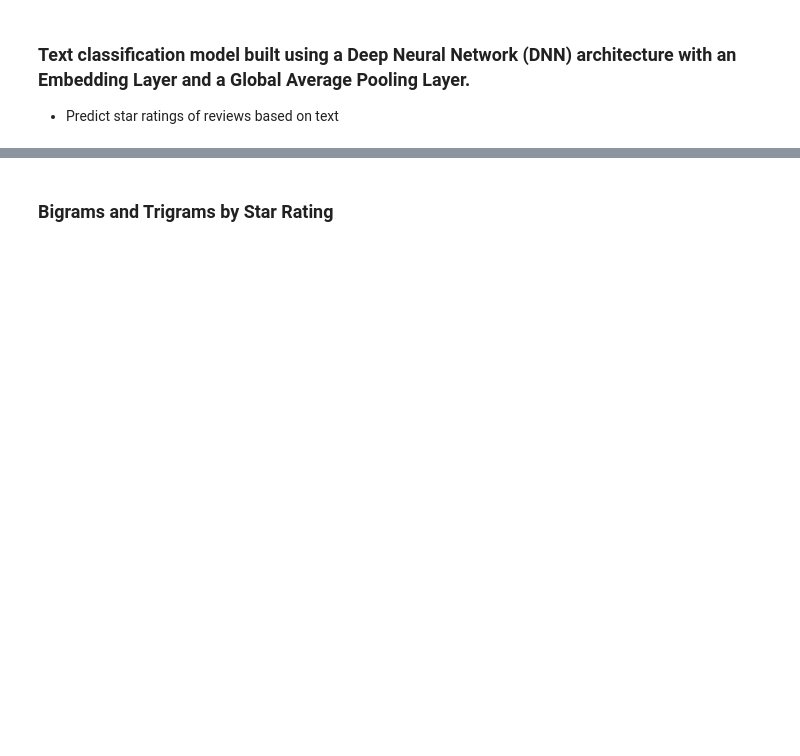
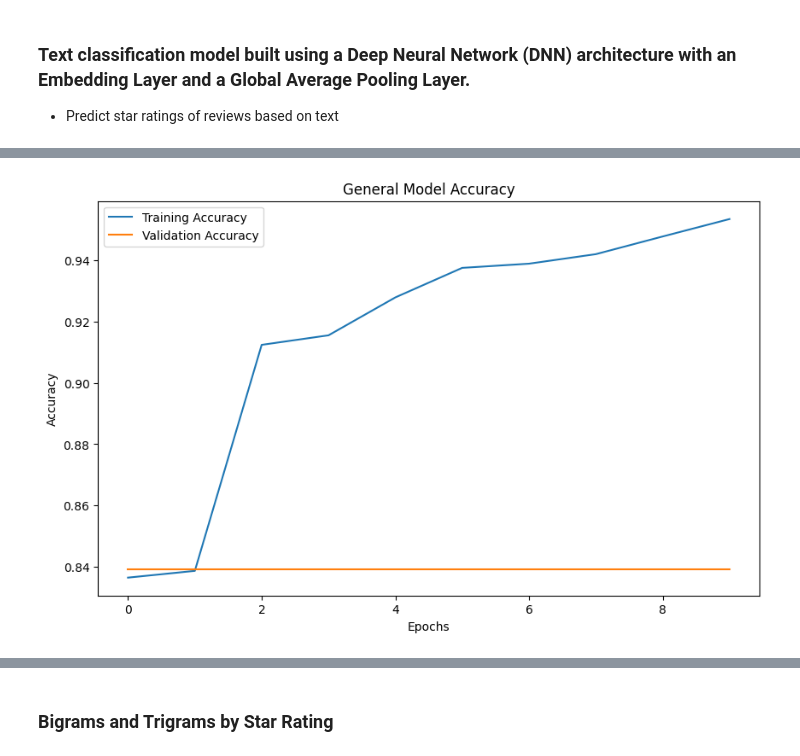
Before and after one commit to mn42899/data_scienceii, a Jupyter notebook: final_exam_prep.ipynb, the cells around one changed output, grey strips where cells are left out. Cells and saved outputs as stored; diff of their text form; code cells hidden in the pictures; blank space fills up the shorter version.

```diff
--- a/final_exam_prep.ipynb
+++ b/final_exam_prep.ipynb
@@ -46,0 +93,4 @@ df
+# %%
+# Drop duplicates based on recipe_name and text, keeping the first occurrence
+df.drop_duplicates(subset=['recipe_name', 'text'], keep='first', inplace=True)
+df
@@ -655,0 +781,92 @@ print(classification_report(y_test, y_pred, target_names=[str(i) for i in range(
+# %%
+# Copy the DataFrame for the general LSTM model
+df_general = df.copy()
+
+# Filter valid data for the general LSTM model
+df_general = df_general.dropna(subset=['comment_id', 'stars'])
+df_general = df_general[df_general['stars'].between(1, 5)]
+
+# Preprocess the text data
+texts_general = df_general['comment_id'].astype(str)
+labels_general = df_general['stars']
+
+# Split the dataset
+from sklearn.model_selection import train_test_split
+X_train, X_test, y_train, y_test = train_test_split(texts_general, labels_general, test_size=0.2, random_state=42)
+
+# Tokenization and padding
+from tensorflow.keras.preprocessing.text import Tokenizer
+from tensorflow.keras.preprocessing.sequence import pad_sequences
+tokenizer = Tokenizer(num_words=10000, oov_token='<OOV>')
+tokenizer.fit_on_texts(X_train)
+
+X_train_seq = tokenizer.texts_to_sequences(X_train)
+X_test_seq = tokenizer.texts_to_sequences(X_test)
+
+max_len = 150
+X_train_padded = pad_sequences(X_train_seq, maxlen=max_len, padding='post', truncating='post')
+X_test_padded = pad_sequences(X_test_seq, maxlen=max_len, padding='post', truncating='post')
+
+# Convert labels to 0-indexed
+y_train = y_train - 1
+y_test = y_test - 1
+
+# Build and train the model (same structure as before)
+num_classes = 5
+model_general = tf.keras.Sequential([
+    tf.keras.layers.Embedding(input_dim=10000, output_dim=64, input_length=max_len),
+    tf.keras.layers.Bidirectional(tf.keras.layers.LSTM(64, return_sequences=True)),
+    tf.keras.layers.Bidirectional(tf.keras.layers.LSTM(32)),
+    tf.keras.layers.Dense(32, activation='relu'),
+    tf.keras.layers.Dense(num_classes, activation='softmax')
+])
+
+model_general.compile(optimizer='adam',
+                      loss='sparse_categorical_crossentropy',
+                      metrics=['accuracy'])
+
+history_general = model_general.fit(
+    X_train_padded, y_train,
+    epochs=10,
+    validation_data=(X_test_padded, y_test),
+    batch_size=32
+)
+
+loss, accuracy = model_general.evaluate(X_test_padded, y_test)
+print(f"General Model Test Accuracy: {accuracy}")
+
+# Plot training and validation accuracy
+plt.figure(figsize=(10, 6))
+plt.plot(history_general.history['accuracy'], label='Training Accuracy')
+plt.plot(history_general.history['val_accuracy'], label='Validation Accuracy')
+plt.title('General Model Accuracy')
+plt.xlabel('Epochs')
+plt.ylabel('Accuracy')
+plt.legend()
+plt.show()
+
+# Plot training and validation loss
+plt.figure(figsize=(10, 6))
+plt.plot(history_general.history['loss'], label='Training Loss')
+plt.plot(history_general.history['val_loss'], label='Validation Loss')
+plt.title('General Model Loss')
+plt.xlabel('Epochs')
+plt.ylabel('Loss')
+plt.legend()
+plt.show()
+
+# Classification report
+y_pred = model_general.predict(X_test_padded)
+y_pred_classes = y_pred.argmax(axis=-1)
+print("General Model Classification Report")
+print(classification_report(y_test, y_pred_classes, target_names=[str(i) for i in range(1, 6)]))
+
+# Confusion matrix
+cm = confusion_matrix(y_test, y_pred_classes)
+plt.figure(figsize=(8, 6))
+sns.heatmap(cm, annot=True, fmt='d', cmap='Blues', xticklabels=[str(i) for i in range(1, 6)], yticklabels=[str(i) for i in range(1, 6)])
+plt.title('Confusion Matrix - General Model')
+plt.xlabel('Predicted')
+plt.ylabel('Actual')
+plt.show()
+# %% [output]
@@ -655,0 +891 @@ print(classification_report(y_test, y_pred, target_names=[str(i) for i in range(
+[figure, added]
```
Also changed, not shown: parts of 24 cells of this notebook.
